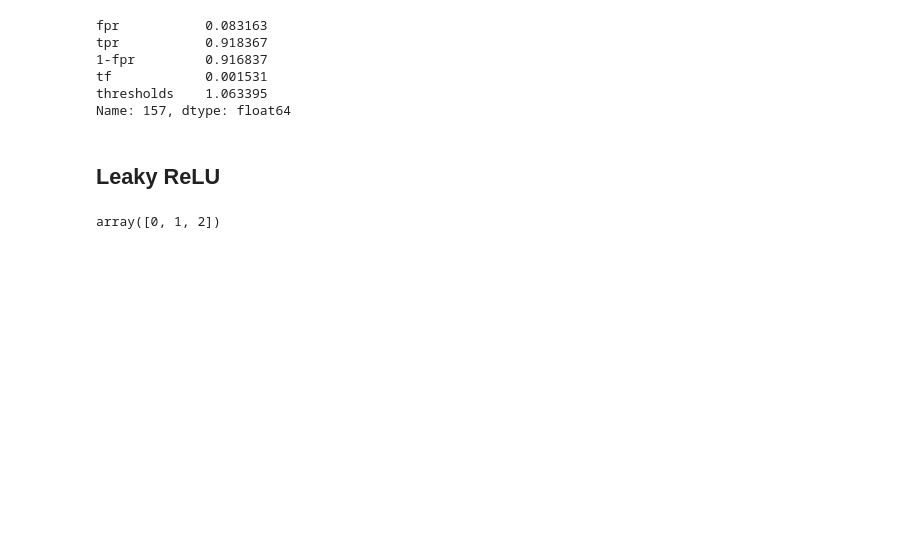
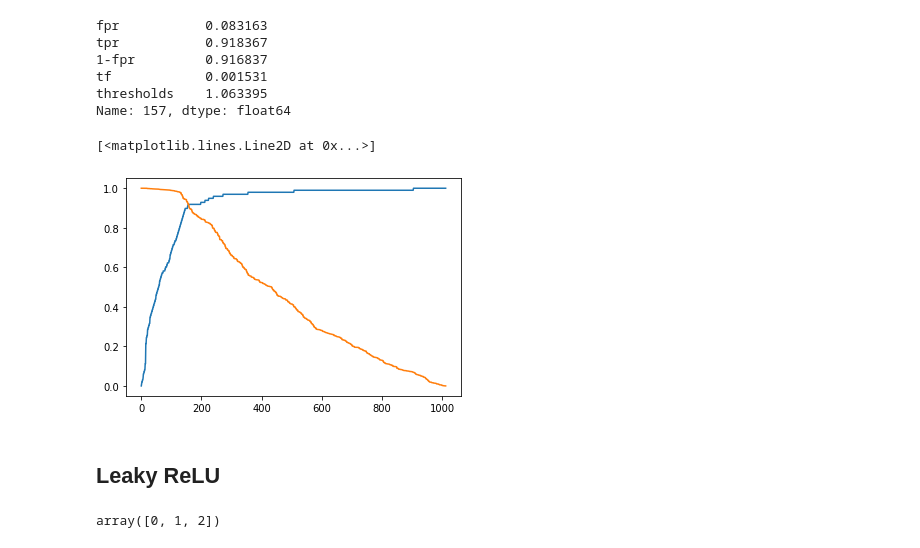
Before and after one commit to ywchiu/tibamedl, a Jupyter notebook: Demo20200822.ipynb, the cells around one changed output. Drawn from its saved outputs; the diff is of its cells as text; code cells hidden in the pictures; blank space fills up the shorter version.

```diff
--- a/Demo20200822.ipynb
+++ b/Demo20200822.ipynb
@@ -340,6 +355,12 @@ tpr           0.918367
 tf            0.001531
 thresholds    1.063395
 Name: 157, dtype: float64
+# %%
+plt.plot(range(len(roc)), roc['tpr']);
+plt.plot(range(len(roc)), roc['1-fpr'])
+# %% [output]
+[<matplotlib.lines.Line2D at 0x...>]
+[figure, added]
 # %% [markdown]
 ## Leaky ReLU
 # %%
```
Also changed, not shown: parts of 48 cells of this notebook.
